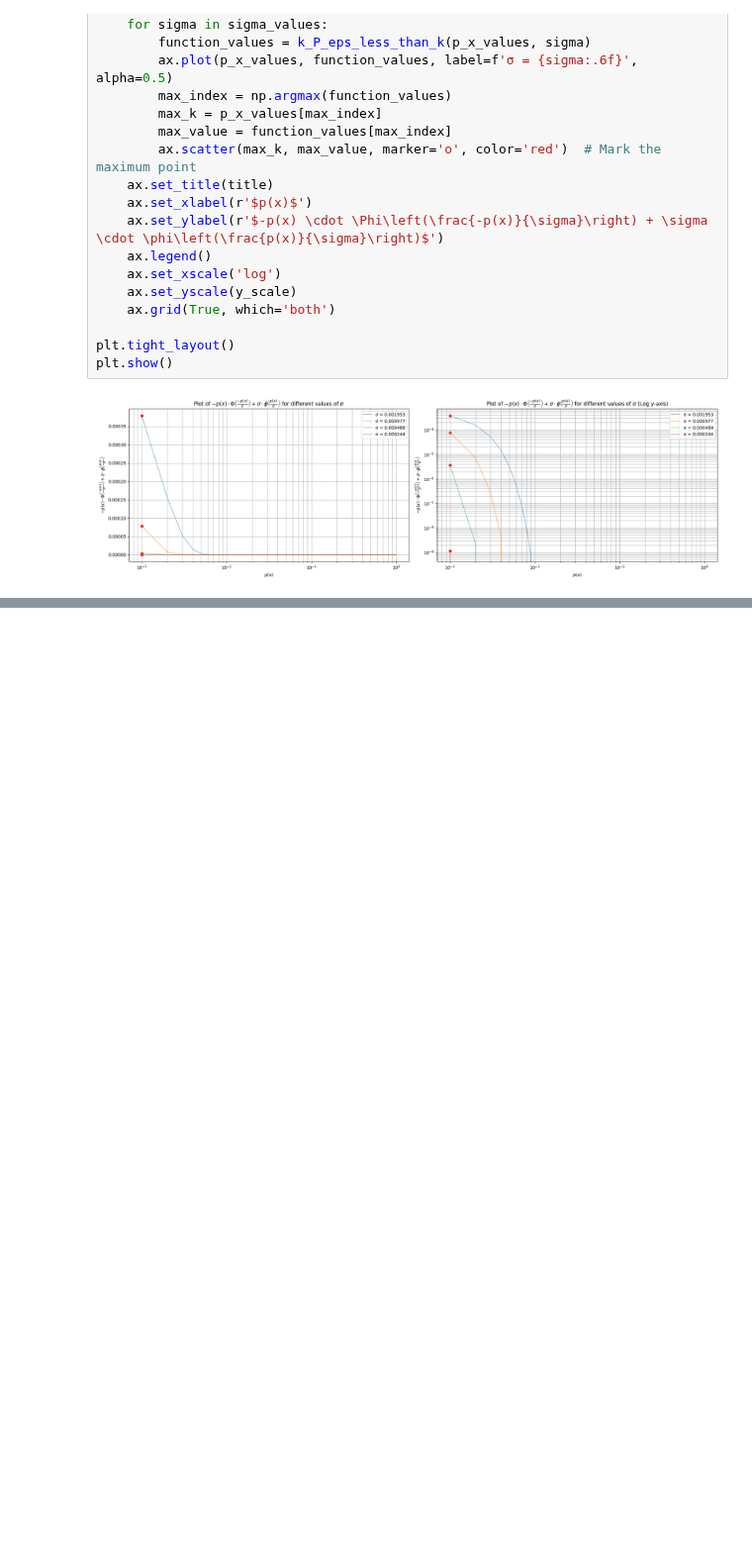
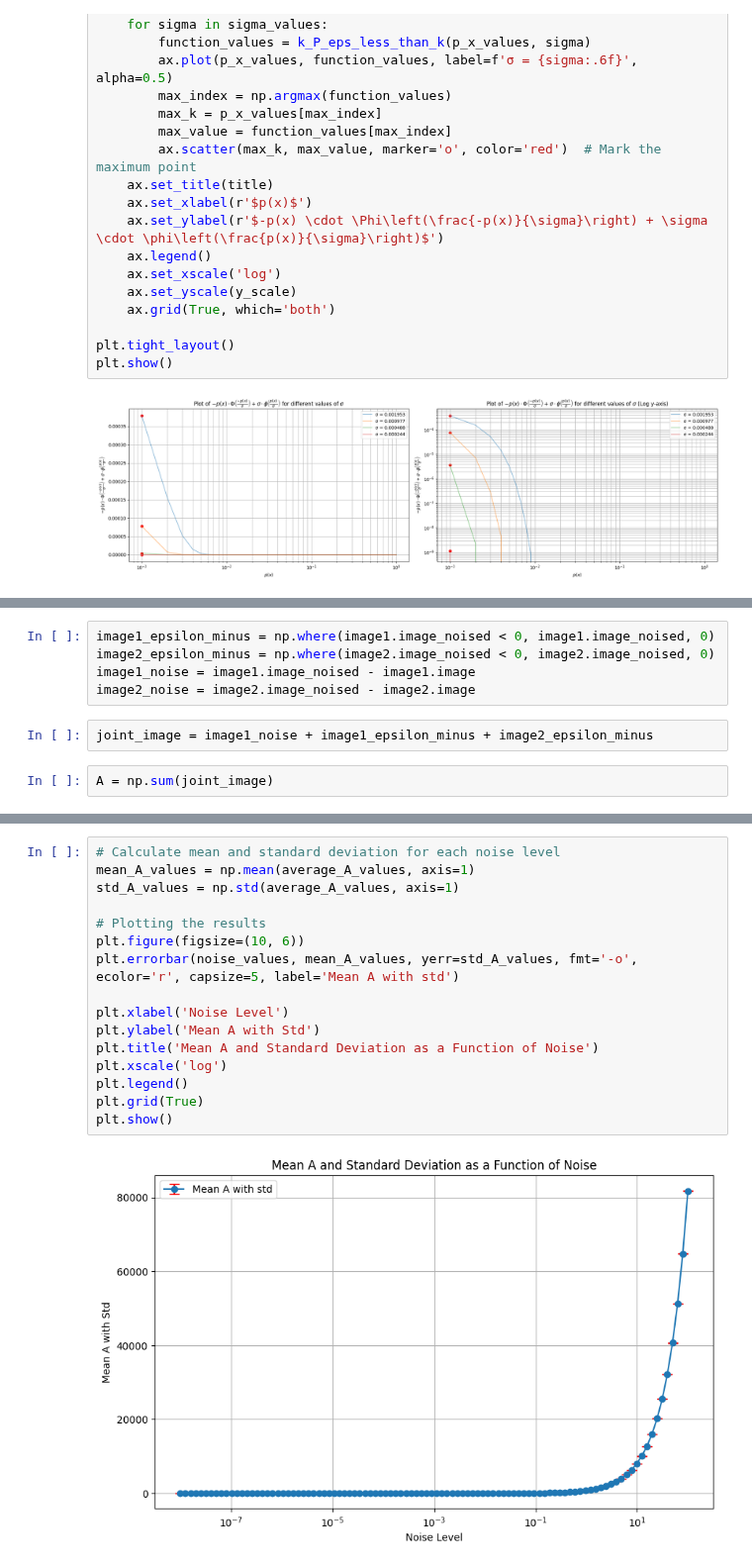
Before and after one commit to warik21/Thesis, a Jupyter notebook: alpha_p.ipynb, the cells around one changed output, grey strips where cells are left out. Shown at 99% size. Drawn from its saved outputs; the diff is of its cells as text; blank space fills up the shorter version.

```diff
--- a/alpha_p.ipynb
+++ b/alpha_p.ipynb
@@ -426,0 +435,9 @@ plt.show()
+# %%
+image1_epsilon_minus = np.where(image1.image_noised < 0, image1.image_noised, 0)
+image2_epsilon_minus = np.where(image2.image_noised < 0, image2.image_noised, 0)
+image1_noise = image1.image_noised - image1.image
+image2_noise = image2.image_noised - image2.image
+# %%
+joint_image = image1_noise + image1_epsilon_minus + image2_epsilon_minus
+# %%
+A = np.sum(joint_image)
@@ -426,0 +486,18 @@ plt.show()
+# %%
+# Calculate mean and standard deviation for each noise level
+mean_A_values = np.mean(average_A_values, axis=1)
+std_A_values = np.std(average_A_values, axis=1)
+
+# Plotting the results
+plt.figure(figsize=(10, 6))
+plt.errorbar(noise_values, mean_A_values, yerr=std_A_values, fmt='-o', ecolor='r', capsize=5, label='Mean A with std')
+
+plt.xlabel('Noise Level')
+plt.ylabel('Mean A with Std')
+plt.title('Mean A and Standard Deviation as a Function of Noise')
+plt.xscale('log')
+plt.legend()
+plt.grid(True)
+plt.show()
+# %% [output]
+[figure, added]
```
Also changed, not shown: parts of 15 cells of this notebook.
